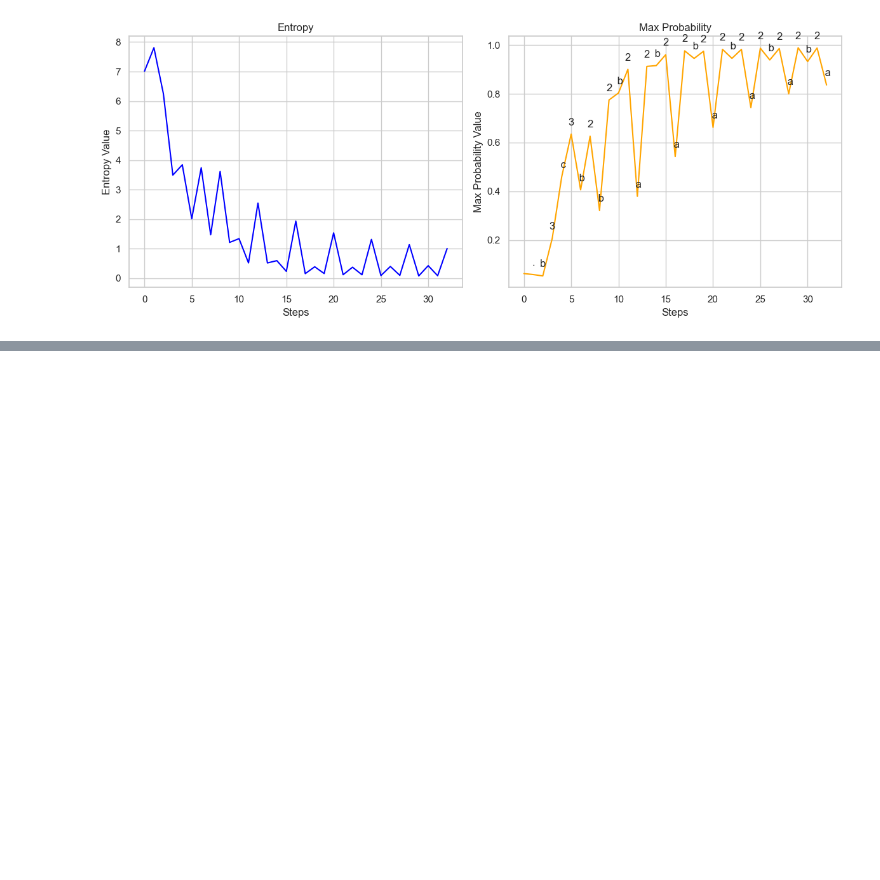
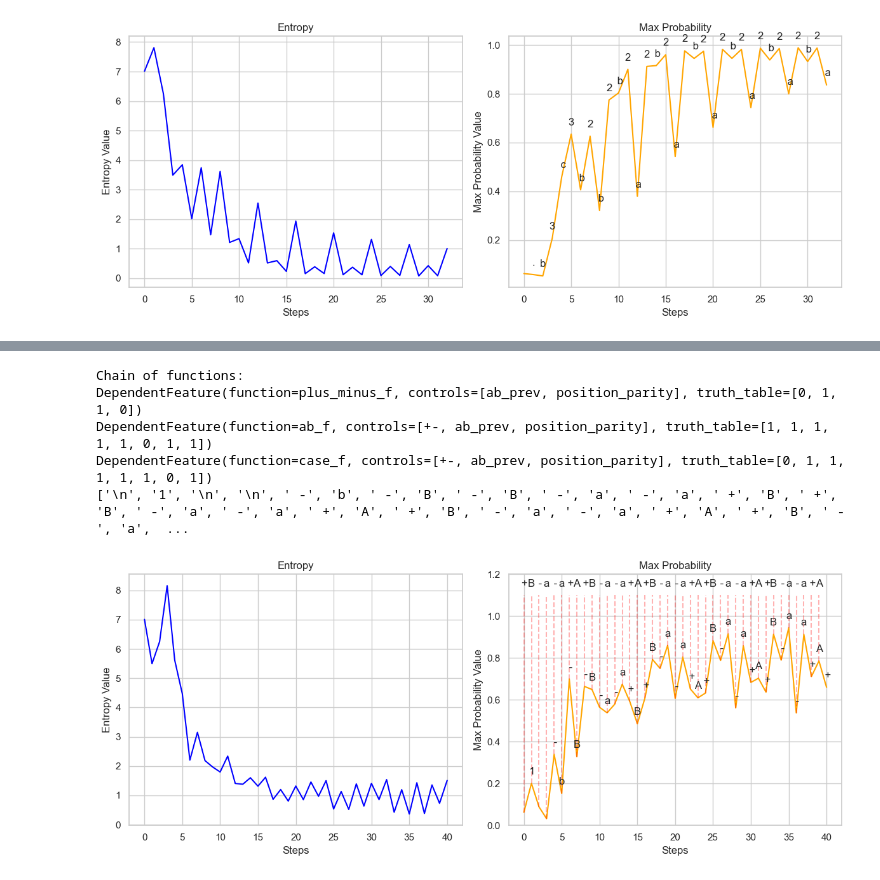
Before and after one commit to culpritgene/GeoMechInterp, a Jupyter notebook: causal_gpt2.ipynb, the cells around one changed output, grey strips where cells are left out. Cells and saved outputs as stored; diff of their text form; code cells hidden in the pictures; blank space fills up the shorter version.

```diff
--- a/causal_gpt2.ipynb
+++ b/causal_gpt2.ipynb
@@ -363,3 +415,14 @@ _ = run_model_on_pattern_and_plot(model, pattern, annotate_tokens=True)
+# %%
+pattern = '+B -a -a +A +B -a -a +A +B -a -a +A +B -a -a +A +B -a -a +A'
+print(ALL_DETERMINISTIC_PATTERNS_AND_GENERATORS2[pattern]['generator'])
+_ = run_model_on_pattern_and_plot(model, pattern, annotate_tokens=True)
+# %% [output]
+Chain of functions:
+DependentFeature(function=plus_minus_f, controls=[ab_prev, position_parity], truth_table=[0, 1, 1, 0])
+DependentFeature(function=ab_f, controls=[+-, ab_prev, position_parity], truth_table=[1, 1, 1, 1, 1, 0, 1, 1])
+DependentFeature(function=case_f, controls=[+-, ab_prev, position_parity], truth_table=[0, 1, 1, 1, 1, 1, 0, 1])
+['\n', '1', '\n', '\n', ' -', 'b', ' -', 'B', ' -', 'B', ' -', 'a', ' -', 'a', ' +', 'B', ' +', 'B', ' -', 'a', ' -', 'a', ' +', 'A', ' +', 'B', ' -', 'a', ' -', 'a', ' +', 'A', ' +', 'B', ' -', 'a',  ...
+[figure, added]
 # %%
 # check that all symbols in patters match to a single token
 symbols = ['a','b', '+', '-', 'A', 'B', '1', '2', '>', '<', '?', '!', '[', ']', '(', ')']
```
Also changed, not shown: parts of 7 cells of this notebook, 3 other files.
